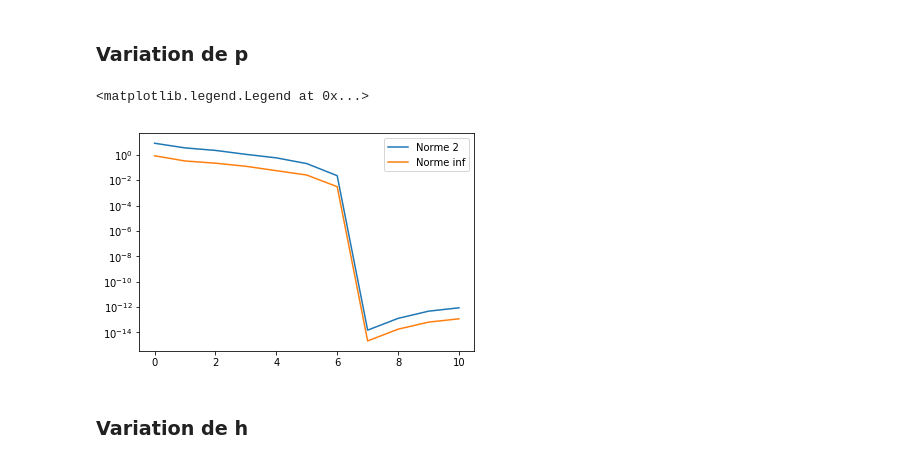
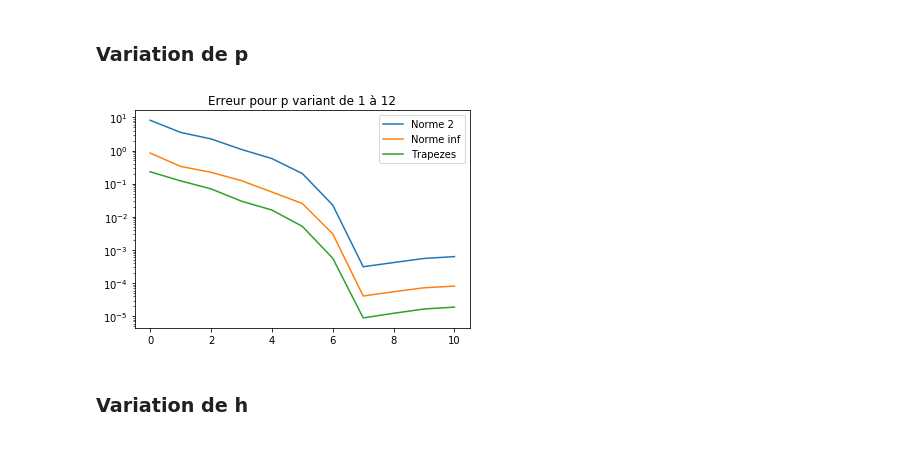
Before and after one commit to gerier/GestionDeProjet4A, a Jupyter notebook: Projet-n=2p+1.ipynb, the cells around one changed output. Saved outputs shown, nothing was run; the diff lists cells and outputs as text; code cells hidden in the pictures.

```diff
--- a/Projet-n=2p+1.ipynb
+++ b/Projet-n=2p+1.ipynb
@@ -265,10 +271,10 @@ def test_approx(p,f,h,epsilon,affichage=None,s=None):
 
     return px,fx
 # %%
-h = 1/2
-p = 50
-epsilon=1e-5
+h = 1
+p = 3
+epsilon=1e-9
 
 for fonctions in fonctions_test :
-    test_approx(p,fonctions,h,epsilon,affichage=1,s=1)
+    px,fx = test_approx(p,fonctions,h,epsilon,affichage=1,s=1)
 # %% [output]
@@ -284,0 +302,13 @@ for fonctions in fonctions_test :
+# %%
+def trapezes(fx,x=None):
+    res = 0
+    if x is None :
+        x = np.linspace(0,1,len(fx))
+    for i in range (len(x)-1):
+        res += np.abs( (x[i+1]-x[i]) * (fx[i+1]+fx[i])/2 )
+    return res
+# %%
+x = np.linspace(0,1,5)
+fx = np.array([0,1,3,3,2])
+print("Obtenu : ",trapezes(fx))
+print("Attendu : ", 0.25*0.5 + 0.25*2 + 3*0.25 + 0.25*2.5)
@@ -381,5 +424,5 @@ epsilon=0.001
 p = 5
 
 for fonctions in fonctions_test :
-    px,fx = test_approx(p,fonctions,h,epsilon,0,0)
+    px,fx = test_approx(p,fonctions,h,epsilon,0,0,1)
 # %% [output]
@@ -397,22 +441,25 @@ for fonctions in fonctions_test :
 # %%
 h = 1
 epsilon=0.001
 p = np.arange(1,12,1)
 
 
-Err = np.zeros((2,len(p)))
+Err = np.zeros((3,len(p)))
 
 for i in range(len(p)):
     px,fx = test_approx(p[i],k,h,epsilon,0,0)
     Err[0,i] = npl.norm(px-fx)
     Err[1,i] = npl.norm(px-fx,np.inf)
+    Err[2,i] = trapezes(px-fx)
 
 plt.semilogy(Err[0,:],label="Norme 2")
 plt.semilogy(Err[1,:],label="Norme inf")
+plt.semilogy(Err[2,:],label="Trapezes")
 plt.legend()
+plt.title("Erreur pour p variant de 1 à 12")
+plt.show()
 # %% [output]
-<matplotlib.legend.Legend at 0x...>
-[figure, old version]
+[figure, new version]
 # %% [markdown]
 ### Variation de h
 # %%
```
Also changed, not shown: parts of 21 cells of this notebook, 1 other file.
